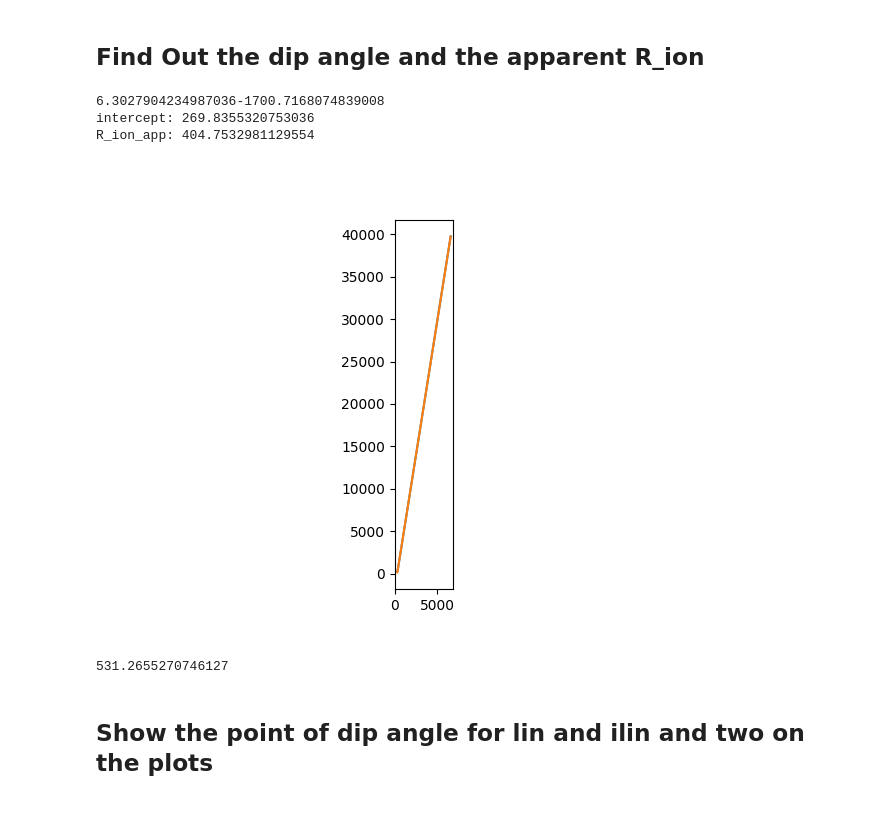
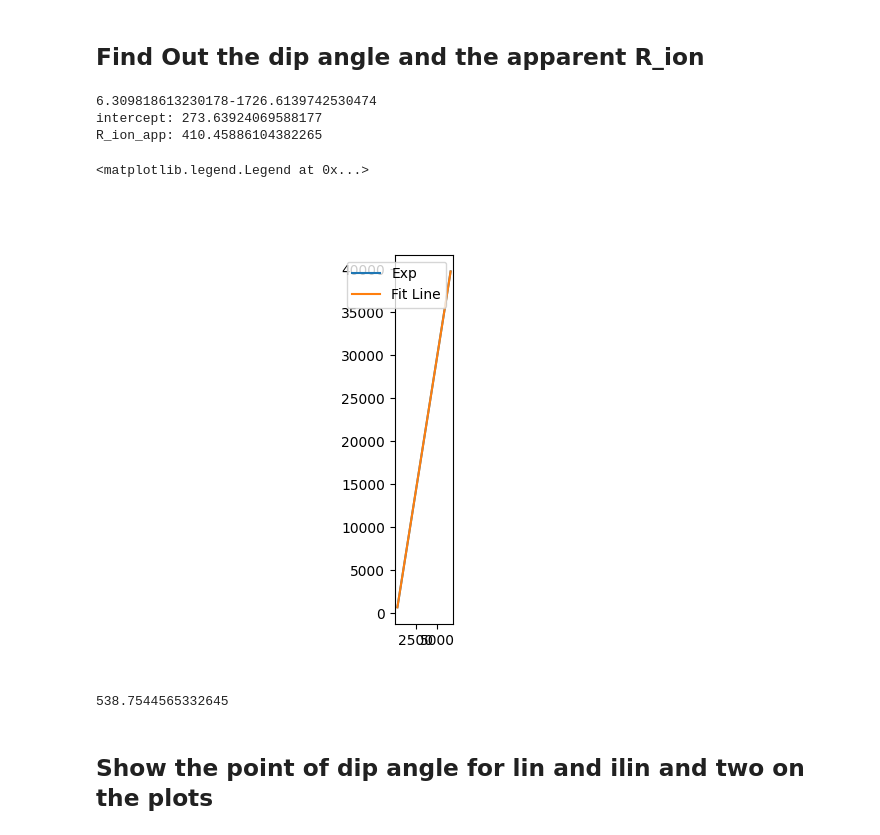
Before and after one commit to Yugal0/fitting-gen-arbitrary-eis, a Jupyter notebook: main_prof_1.ipynb, the cells around one changed output. Drawn from its saved outputs; the diff is of its cells as text; code cells hidden in the pictures.

```diff
--- a/main_prof_1.ipynb
+++ b/main_prof_1.ipynb
@@ -69,41 +69,44 @@ Q=6e-4
 alpha=0.9
 a=4
 b=4
 param=[Q,alpha,a,b]
 c=CustomCircuit(initial_guess=param,circuit="arbitRCPE")
 z=c.predict(frequencies=np.logspace(-2,3,100))
 #found the dip angle
 dip_angle=alpha*45-np.min(-np.angle(z,deg=True))
 
 #found the Rion by finding the intercept
 
-datax=np.real(z[:int(len(z)/2)])
-datay=np.imag(z[:int(len(z)/2)])
+datax=np.real(z[:int(len(z)*0.4)])
+datay=np.imag(z[:int(len(z)*0.4)])
 
 ff,ax=plt.subplots()
 
-ax.plot(datax,-datay)
+ax.plot(datax,-datay,label="Exp")
 ax.set_aspect("equal")
 
 #actual fitting of a straight line
 cp=np.polyfit(datax,-datay,1)
 cp[0]
 cp[1]
 print(f"{cp[0]}{cp[1]}")
 
 def y(x,cp):
     return cp[0]*x+cp[1]
 
-ax.plot(datax,y(datax,cp))
+ax.plot(datax,y(datax,cp),label="Fit Line")
 R_ion_app=(3/2)*(-cp[1]/cp[0])
 
 print(f"intercept: {-cp[1]/cp[0]}")
 print(f"R_ion_app: {R_ion_app}")
+
+ax.legend()
 # %% [output]
-6.3027904234987036-1700.7168074839008
-intercept: 269.8355320753036
-R_ion_app: 404.7532981129554
+6.309818613230178-1726.6139742530474
+intercept: 273.63924069588177
+R_ion_app: 410.45886104382265
+<matplotlib.legend.Legend at 0x...>
-[figure, old version]
+[figure, new version]
 # %%
 import json
 file_path = "theta_data_all.json"
@@ -147,7 +150,7 @@ R1_ilin
 
 # theta_dip_ll=[]
 # %% [output]
-531.2655270746127
+538.7544565332645
 # %% [markdown]
 ## Show the point of dip angle for lin and ilin and two on the plots
 # %%
```
Also changed, not shown: parts of 3 cells of this notebook, 3 other files.
